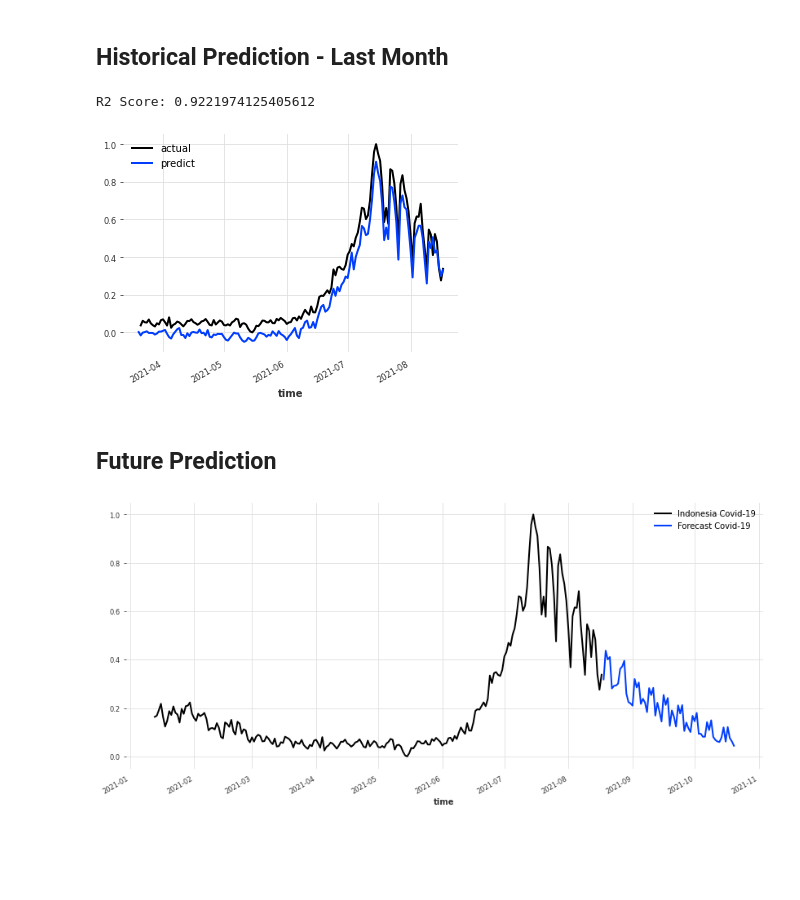
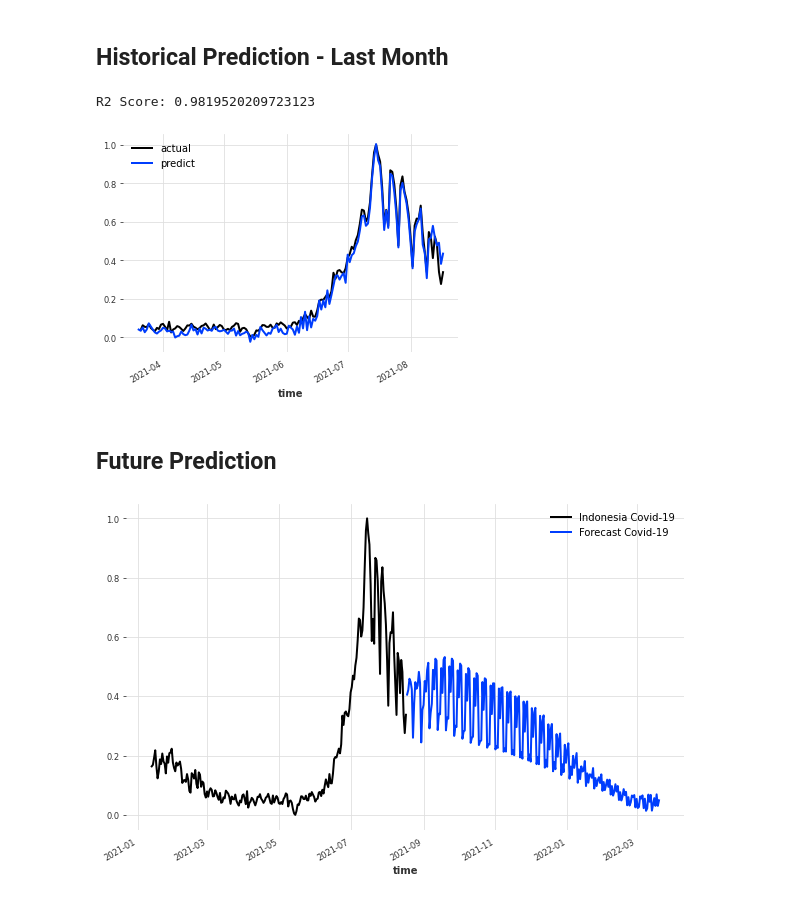
Before and after one commit to ShinyQ/Indonesia_COVID-19_N-BEATS_Time-Series-Forecast, a Jupyter notebook: Bench_NBEATS.ipynb, the cells around one changed output. Saved outputs shown, nothing was run; the diff lists cells and outputs as text; code cells hidden in the pictures; blank space fills up the shorter version.

```diff
--- a/Bench_NBEATS.ipynb
+++ b/Bench_NBEATS.ipynb
@@ -124,7 +124,7 @@ model = NBEATSModel(
     num_layers=4,
     layer_widths=512,
     n_epochs=200,
-    batch_size=500,
+    batch_size=600,
 )
 
 device = torch.device("cuda:0" if torch.cuda.is_available() else "cpu")
@@ -155,8 +155,8 @@ pred_series['0'].plot(label='predict')
 
 print('R2 Score:', r2_score(ts_transformed.univariate_component(0), pred_series['0']))
 # %% [output]
-R2 Score: 0.9221974125405612
+R2 Score: 0.9819520209723123
-[figure, old version]
+[figure, new version]
 # %% [markdown]
 ## **Future Prediction**
 # %%
@@ -173,7 +173,7 @@ min_case = abs(min_case.days)
 
 dates = list(pd.date_range(start="2021-08-20", periods=min_case))
 # %%
-min_case = date(2021, 8, 17) - date(2021, 10, 20)
+min_case = date(2021, 8, 17) - date(2022, 3, 20)
 min_case = abs(min_case.days)
 dates = list(pd.date_range(start="2021-08-18", periods=min_case))
 # %%
@@ -196,9 +196,9 @@ fig.show()
 # %%
 import matplotlib.pyplot as plt
 
 prediction = model.predict(min_case)
-plt.figure(figsize=(14, 6))
+plt.figure(figsize=(10, 6))
 train['0'].plot(label='Indonesia Covid-19')
 prediction['0'].plot(label='Forecast Covid-19')
 # %% [output]
-[figure, old version]
+[figure, new version]
```
Also changed, not shown: parts of 1 cell of this notebook, 1 other file.
